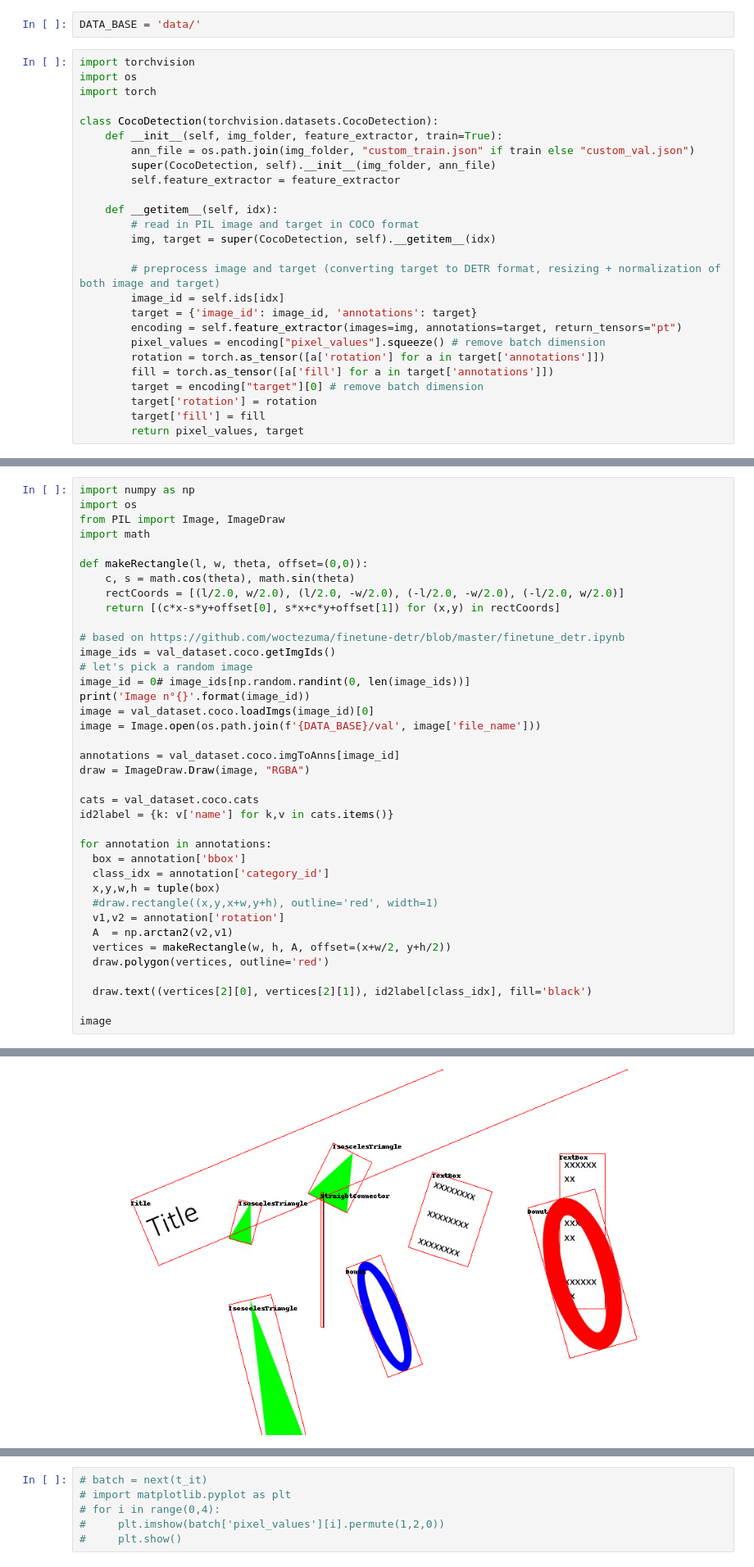
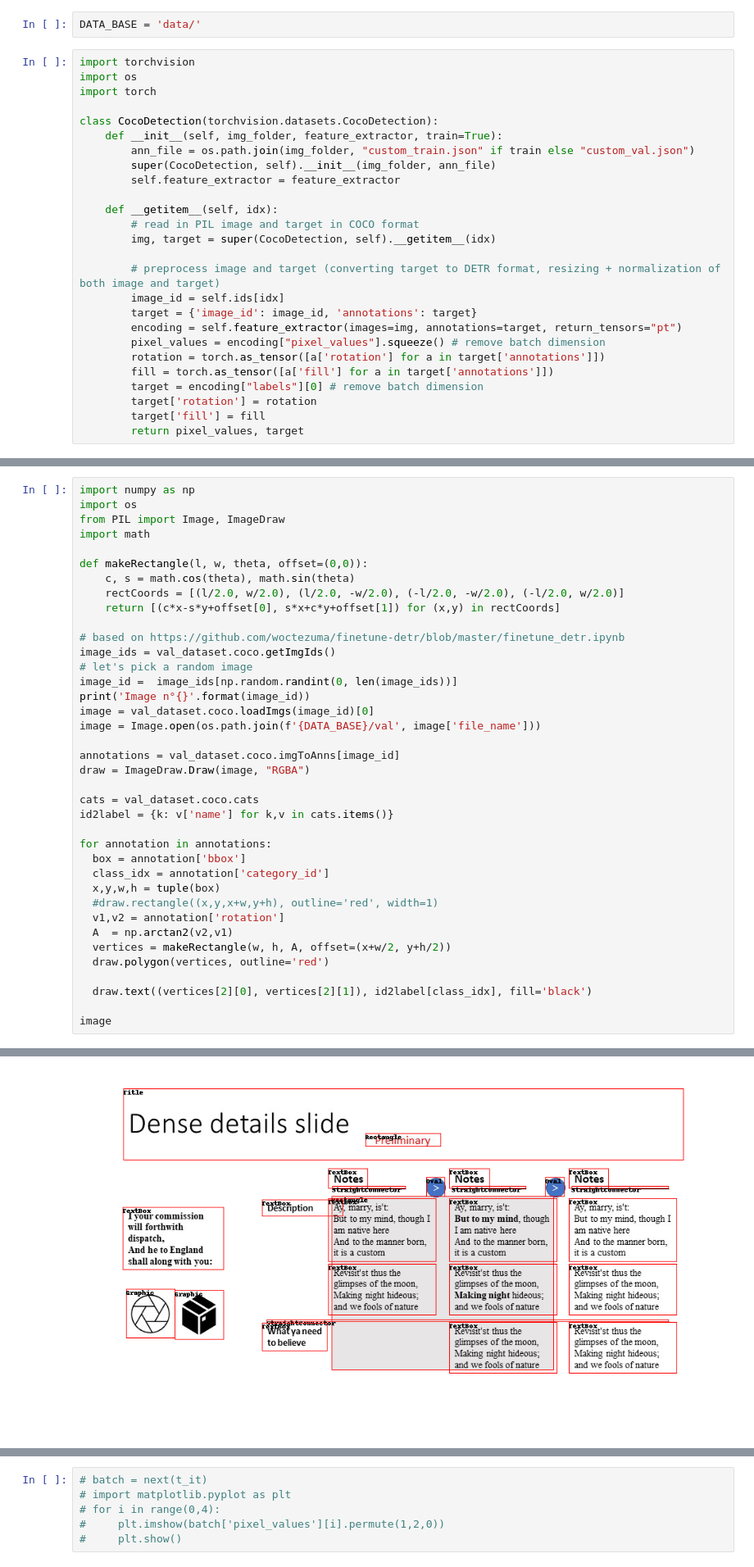
Before and after one commit to sholtodouglas/artificial_graphics, a Jupyter notebook: DETR test.ipynb, the cells around one changed output, grey strips where cells are left out. Shown at 82% size. Cells and saved outputs as stored; diff of their text form.

```diff
--- a/DETR test.ipynb
+++ b/DETR test.ipynb
@@ -172,7 +172,7 @@ class CocoDetection(torchvision.datasets.CocoDetection):
         pixel_values = encoding["pixel_values"].squeeze() # remove batch dimension
         rotation = torch.as_tensor([a['rotation'] for a in target['annotations']])
         fill = torch.as_tensor([a['fill'] for a in target['annotations']])
-        target = encoding["target"][0] # remove batch dimension
+        target = encoding["labels"][0] # remove batch dimension
         target['rotation'] = rotation
         target['fill'] = fill
         return pixel_values, target
@@ -213,7 +213,7 @@ def makeRectangle(l, w, theta, offset=(0,0)):
 # based on https://github.com/woctezuma/finetune-detr/blob/master/finetune_detr.ipynb
 image_ids = val_dataset.coco.getImgIds()
 # let's pick a random image
-image_id = 0# image_ids[np.random.randint(0, len(image_ids))]
+image_id =  image_ids[np.random.randint(0, len(image_ids))]
 print('Image n°{}'.format(image_id))
 image = val_dataset.coco.loadImgs(image_id)[0]
 image = Image.open(os.path.join(f'{DATA_BASE}/val', image['file_name']))
@@ -242,4 +242,4 @@ Image n°0
-[figure, old version]
+[figure, new version]
 # %%
 from torch.utils.data import DataLoader
 
```
Also changed, not shown: parts of 12 cells of this notebook.
